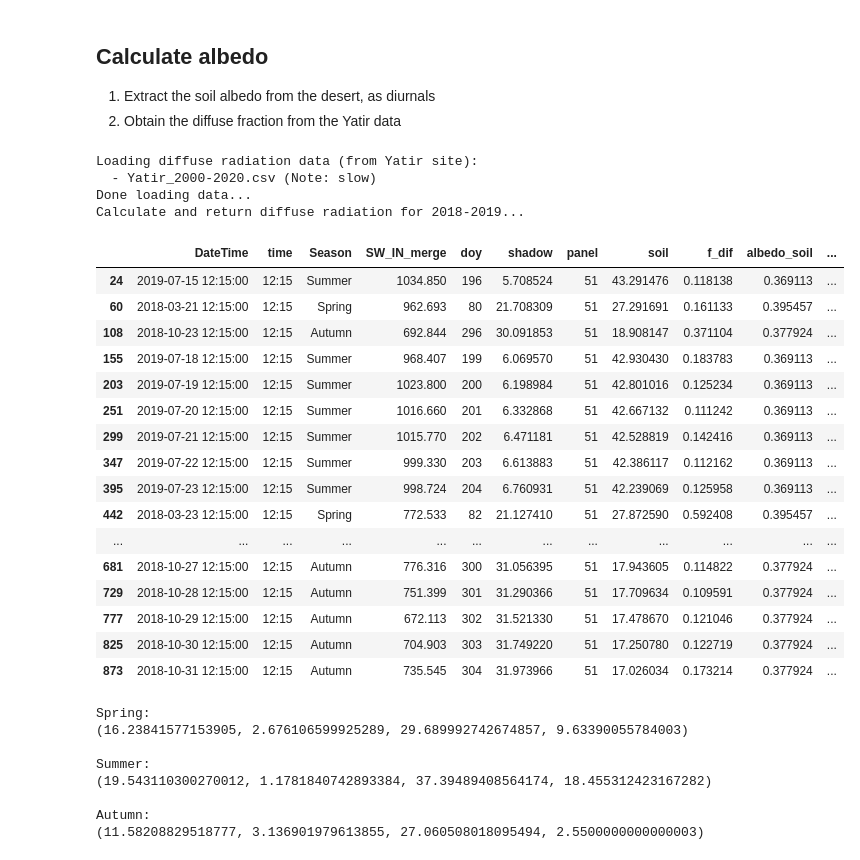
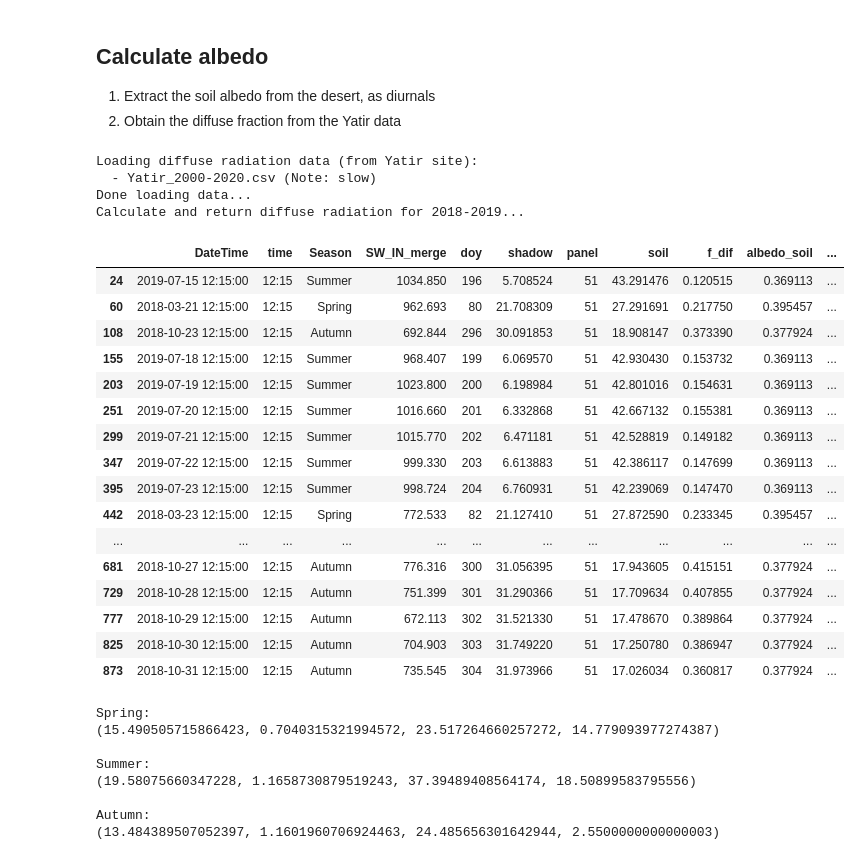
Before and after one commit to rafastern/Dryland_PV_vs_afforestation, a Jupyter notebook: codes/99_Supplement/12_spring_albedo_PV_field.ipynb, the cells around one changed output. Saved outputs shown, nothing was run; the diff lists cells and outputs as text; code cells hidden in the pictures.

Commit message:
Updated diffuse radiation

```diff
--- a/codes/99_Supplement/12_spring_albedo_PV_field.ipynb
+++ b/codes/99_Supplement/12_spring_albedo_PV_field.ipynb
@@ -567,12 +567,26 @@ def get_diffuse_data(fn, silent=False):
     yatir_df['f_dif'] = yatir_df['S_top_diff(CM21_V)_Wm-2'] / yatir_df['S_top_atm(CM21_IV)_Wm-2']
 
     return(yatir_df[['DateTime','f_dif']])
+
+def interpolate_val(temp):
+    temp = temp.copy()
+
+    temp['time'] = temp['DateTime'].dt.strftime('%H:%M')
+
+    for t in temp['time'].unique():
+        temp.loc[temp['time'] == t, 'f_dif'] = temp.loc[temp['time'] == t, 'f_dif'].rolling(window=14, min_periods=1).mean() #interpolate(limit = 5)
+
+    temp.drop(['time'], axis=1, inplace=True)
+    return(temp)
 # %%
 # Obtain desert soil albedo
 desert_albedo = get_diurnal_soil_albedo(ketura_df)
 
 # Get diffuse radiation from Yatir (slow)
 dif_df = get_diffuse_data(yatir_fn)
+
+# Make rolling means interpolating the diffuse radiation
+dif_df = interpolate_val(dif_df)
 
 # Extract measurement times in the PV field
 pv_albedo = ketura_df.loc[ketura_df['Ecosystem'] == 'PV field',['DateTime','time','Season','SW_IN_merge']].copy()
@@ -582,49 +596,49 @@ pv_albedo['doy'] = pv_albedo['DateTime'].dt.strftime('%j').astype(int)
 # Add percentages
 percentages = percentage_df.copy()
 percentages['time'] = percentages['time'].apply(lambda x: '{:02.0f}:{:02.0f}'.format(*divmod(x * 60, 60)))
 pv_albedo = pv_albedo.merge(percentages, on=['doy','time'], how='left')
 
 # Add diffuse fraction
 pv_albedo = pv_albedo.merge(dif_df, on=['DateTime'], how='left')
 
 # Add soil albedo
 pv_albedo = pv_albedo.merge(desert_albedo, on=['Season','time'], how='left')
 
 # Calculate shade albedo
 pv_albedo['albedo_shade'] = pv_albedo['albedo_soil'] * pv_albedo['f_dif']
 
 # Calculate PV field albedo based on percentages
 pv_albedo['albedo'] = pv_albedo['albedo_soil'] * pv_albedo['soil'] \
                     + pv_albedo['albedo_shade'] * pv_albedo['shadow'] \
                     + albedo_pv * pv_albedo['panel']
 
 # Save data
 pv_albedo.to_csv(output_path + 'PV_albedo_campaigns_modelled.csv', index=False)
 
 # Show some example data
 display(pv_albedo.loc[pv_albedo['time'] == '12:15'])
 # %% [output]
 Loading diffuse radiation data (from Yatir site):
   - Yatir_2000-2020.csv (Note: slow)
 Done loading data...
 Calculate and return diffuse radiation for 2018-2019...
 |  | DateTime | time | Season | SW_IN_merge | doy | shadow | panel | soil | f_dif | albedo_soil | ... |
-| 24 | 2019-07-15 12:15:00 | 12:15 | Summer | 1034.850 | 196 | 5.708524 | 51 | 43.291476 | 0.118138 | 0.369113 | ... |
-| 60 | 2018-03-21 12:15:00 | 12:15 | Spring | 962.693 | 80 | 21.708309 | 51 | 27.291691 | 0.161133 | 0.395457 | ... |
-| 108 | 2018-10-23 12:15:00 | 12:15 | Autumn | 692.844 | 296 | 30.091853 | 51 | 18.908147 | 0.371104 | 0.377924 | ... |
-| 155 | 2019-07-18 12:15:00 | 12:15 | Summer | 968.407 | 199 | 6.069570 | 51 | 42.930430 | 0.183783 | 0.369113 | ... |
-| 203 | 2019-07-19 12:15:00 | 12:15 | Summer | 1023.800 | 200 | 6.198984 | 51 | 42.801016 | 0.125234 | 0.369113 | ... |
-| 251 | 2019-07-20 12:15:00 | 12:15 | Summer | 1016.660 | 201 | 6.332868 | 51 | 42.667132 | 0.111242 | 0.369113 | ... |
-| 299 | 2019-07-21 12:15:00 | 12:15 | Summer | 1015.770 | 202 | 6.471181 | 51 | 42.528819 | 0.142416 | 0.369113 | ... |
-| 347 | 2019-07-22 12:15:00 | 12:15 | Summer | 999.330 | 203 | 6.613883 | 51 | 42.386117 | 0.112162 | 0.369113 | ... |
-| 395 | 2019-07-23 12:15:00 | 12:15 | Summer | 998.724 | 204 | 6.760931 | 51 | 42.239069 | 0.125958 | 0.369113 | ... |
-| 442 | 2018-03-23 12:15:00 | 12:15 | Spring | 772.533 | 82 | 21.127410 | 51 | 27.872590 | 0.592408 | 0.395457 | ... |
+| 24 | 2019-07-15 12:15:00 | 12:15 | Summer | 1034.850 | 196 | 5.708524 | 51 | 43.291476 | 0.120515 | 0.369113 | ... |
+| 60 | 2018-03-21 12:15:00 | 12:15 | Spring | 962.693 | 80 | 21.708309 | 51 | 27.291691 | 0.217750 | 0.395457 | ... |
+| 108 | 2018-10-23 12:15:00 | 12:15 | Autumn | 692.844 | 296 | 30.091853 | 51 | 18.908147 | 0.373390 | 0.377924 | ... |
+| 155 | 2019-07-18 12:15:00 | 12:15 | Summer | 968.407 | 199 | 6.069570 | 51 | 42.930430 | 0.153732 | 0.369113 | ... |
+| 203 | 2019-07-19 12:15:00 | 12:15 | Summer | 1023.800 | 200 | 6.198984 | 51 | 42.801016 | 0.154631 | 0.369113 | ... |
+| 251 | 2019-07-20 12:15:00 | 12:15 | Summer | 1016.660 | 201 | 6.332868 | 51 | 42.667132 | 0.155381 | 0.369113 | ... |
+| 299 | 2019-07-21 12:15:00 | 12:15 | Summer | 1015.770 | 202 | 6.471181 | 51 | 42.528819 | 0.149182 | 0.369113 | ... |
+| 347 | 2019-07-22 12:15:00 | 12:15 | Summer | 999.330 | 203 | 6.613883 | 51 | 42.386117 | 0.147699 | 0.369113 | ... |
+| 395 | 2019-07-23 12:15:00 | 12:15 | Summer | 998.724 | 204 | 6.760931 | 51 | 42.239069 | 0.147470 | 0.369113 | ... |
+| 442 | 2018-03-23 12:15:00 | 12:15 | Spring | 772.533 | 82 | 21.127410 | 51 | 27.872590 | 0.233345 | 0.395457 | ... |
 | ... | ... | ... | ... | ... | ... | ... | ... | ... | ... | ... | ... |
-| 681 | 2018-10-27 12:15:00 | 12:15 | Autumn | 776.316 | 300 | 31.056395 | 51 | 17.943605 | 0.114822 | 0.377924 | ... |
-| 729 | 2018-10-28 12:15:00 | 12:15 | Autumn | 751.399 | 301 | 31.290366 | 51 | 17.709634 | 0.109591 | 0.377924 | ... |
-| 777 | 2018-10-29 12:15:00 | 12:15 | Autumn | 672.113 | 302 | 31.521330 | 51 | 17.478670 | 0.121046 | 0.377924 | ... |
-| 825 | 2018-10-30 12:15:00 | 12:15 | Autumn | 704.903 | 303 | 31.749220 | 51 | 17.250780 | 0.122719 | 0.377924 | ... |
-| 873 | 2018-10-31 12:15:00 | 12:15 | Autumn | 735.545 | 304 | 31.973966 | 51 | 17.026034 | 0.173214 | 0.377924 | ... |
+| 681 | 2018-10-27 12:15:00 | 12:15 | Autumn | 776.316 | 300 | 31.056395 | 51 | 17.943605 | 0.415151 | 0.377924 | ... |
+| 729 | 2018-10-28 12:15:00 | 12:15 | Autumn | 751.399 | 301 | 31.290366 | 51 | 17.709634 | 0.407855 | 0.377924 | ... |
+| 777 | 2018-10-29 12:15:00 | 12:15 | Autumn | 672.113 | 302 | 31.521330 | 51 | 17.478670 | 0.389864 | 0.377924 | ... |
+| 825 | 2018-10-30 12:15:00 | 12:15 | Autumn | 704.903 | 303 | 31.749220 | 51 | 17.250780 | 0.386947 | 0.377924 | ... |
+| 873 | 2018-10-31 12:15:00 | 12:15 | Autumn | 735.545 | 304 | 31.973966 | 51 | 17.026034 | 0.360817 | 0.377924 | ... |
 # %%
 def weighted_avg_and_std(values, weights):
     values = np.ma.masked_invalid(values)
@@ -652,13 +666,13 @@ autumn = pv_albedo.loc[pv_albedo['Season'] == 'Autumn']
 print(weighted_avg_and_std(autumn['albedo'], autumn['SW_IN_merge']))
 # %% [output]
 Spring:
-(16.23841577153905, 2.676106599925289, 29.689992742674857, 9.63390055784003)
+(15.490505715866423, 0.7040315321994572, 23.517264660257272, 14.779093977274387)
 
 Summer:
-(19.543110300270012, 1.1781840742893384, 37.39489408564174, 18.455312423167282)
+(19.58075660347228, 1.1658730879519243, 37.39489408564174, 18.50899583795556)
 
 Autumn:
-(11.58208829518777, 3.136901979613855, 27.060508018095494, 2.5500000000000003)
+(13.484389507052397, 1.1601960706924463, 24.485656301642944, 2.5500000000000003)
 # %%
 graph_df = pv_albedo.copy()
 graph_df['time'] = graph_df['DateTime'].dt.strftime('%H%M').astype(int)
```
Also changed, not shown: parts of 1 cell of this notebook, 1 other file.
